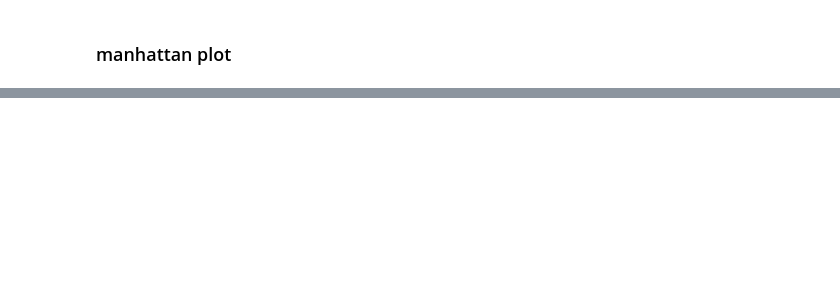
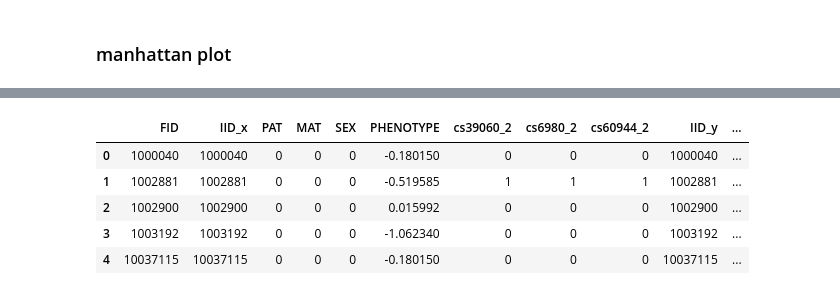
Before and after one commit to christacaggiano/ibd-mapping, a Jupyter notebook: association_testing/quant_phenotypes.ipynb, the cells around one changed output, grey strips where cells are left out. Cells and saved outputs as stored; diff of their text form; code cells hidden in the pictures; blank space fills up the shorter version.

```diff
--- a/association_testing/quant_phenotypes.ipynb
+++ b/association_testing/quant_phenotypes.ipynb
@@ -108,0 +142,9 @@ plt.show()
+# %%
+geno_pheno.head()
+# %% [output]
+|  | FID | IID_x | PAT | MAT | SEX | PHENOTYPE | cs39060_2 | cs6980_2 | cs60944_2 | IID_y | ... |
+| 0 | 1000040 | 1000040 | 0 | 0 | 0 | -0.180150 | 0 | 0 | 0 | 1000040 | ... |
+| 1 | 1002881 | 1002881 | 0 | 0 | 0 | -0.519585 | 1 | 1 | 1 | 1002881 | ... |
+| 2 | 1002900 | 1002900 | 0 | 0 | 0 | 0.015992 | 0 | 0 | 0 | 1002900 | ... |
+| 3 | 1003192 | 1003192 | 0 | 0 | 0 | -1.062340 | 0 | 0 | 0 | 1003192 | ... |
+| 4 | 10037115 | 10037115 | 0 | 0 | 0 | -0.180150 | 0 | 0 | 0 | 10037115 | ... |
```
Also changed, not shown: parts of 17 cells of this notebook.
